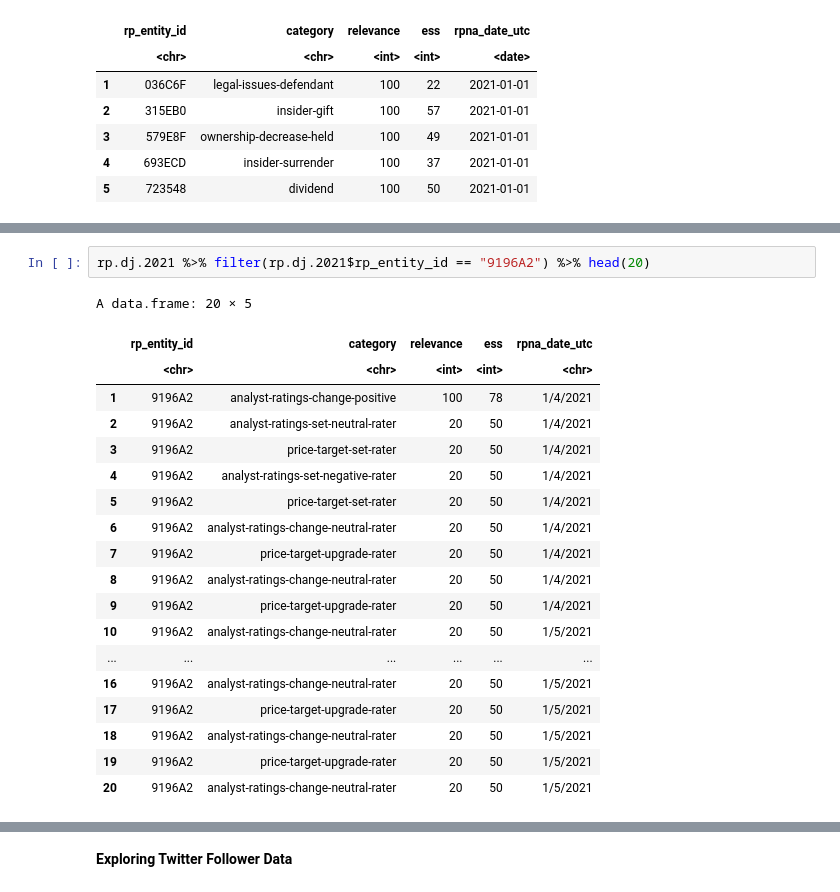
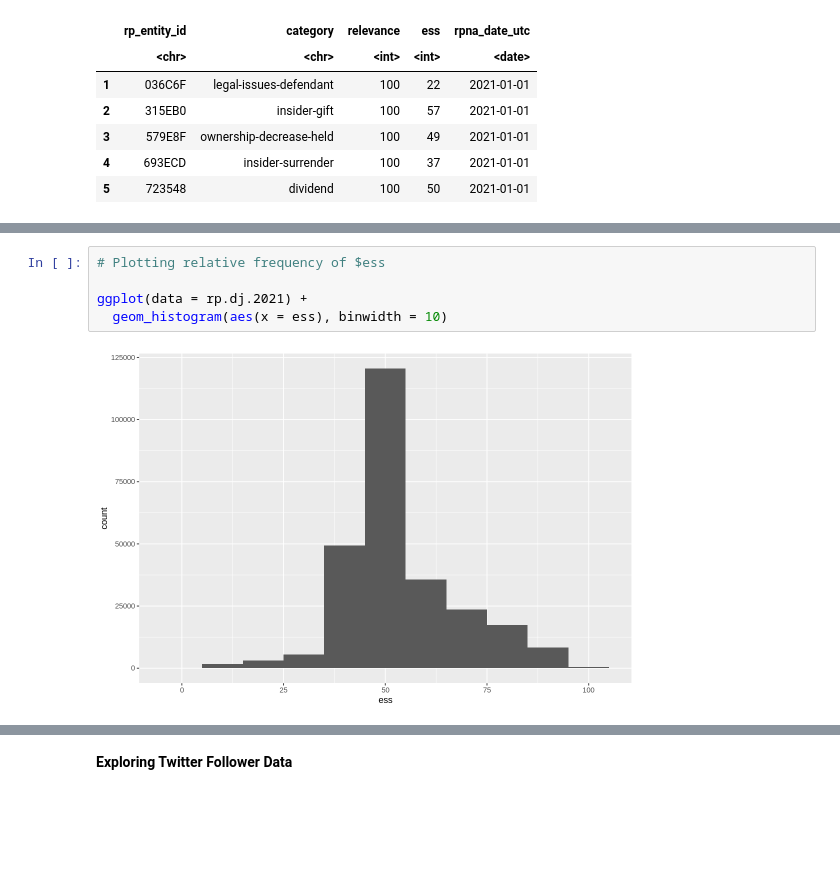
Before and after one commit to limshaocong/analyticsEdge, a Jupyter notebook: Data_Exploration.ipynb, the cells around one changed output, grey strips where cells are left out. Cells and saved outputs as stored; diff of their text form; blank space fills up the shorter version.

```diff
--- a/Data_Exploration.ipynb
+++ b/Data_Exploration.ipynb
@@ -213,22 +170,7 @@ A data.frame: 20 × 2
-# %%
-rp.dj.2021 %>% filter(rp.dj.2021$rp_entity_id == "9196A2") %>% head(20)
-# %% [output]
-A data.frame: 20 × 5
-|  | rp_entity_id | category | relevance | ess | rpna_date_utc |
-|  | <chr> | <chr> | <int> | <int> | <chr> |
-| 1 | 9196A2 | analyst-ratings-change-positive | 100 | 78 | 1/4/2021 |
-| 2 | 9196A2 | analyst-ratings-set-neutral-rater | 20 | 50 | 1/4/2021 |
-| 3 | 9196A2 | price-target-set-rater | 20 | 50 | 1/4/2021 |
-| 4 | 9196A2 | analyst-ratings-set-negative-rater | 20 | 50 | 1/4/2021 |
-| 5 | 9196A2 | price-target-set-rater | 20 | 50 | 1/4/2021 |
-| 6 | 9196A2 | analyst-ratings-change-neutral-rater | 20 | 50 | 1/4/2021 |
-| 7 | 9196A2 | price-target-upgrade-rater | 20 | 50 | 1/4/2021 |
-| 8 | 9196A2 | analyst-ratings-change-neutral-rater | 20 | 50 | 1/4/2021 |
-| 9 | 9196A2 | price-target-upgrade-rater | 20 | 50 | 1/4/2021 |
-| 10 | 9196A2 | analyst-ratings-change-neutral-rater | 20 | 50 | 1/5/2021 |
-| ... | ... | ... | ... | ... | ... |
-| 16 | 9196A2 | analyst-ratings-change-neutral-rater | 20 | 50 | 1/5/2021 |
-| 17 | 9196A2 | price-target-upgrade-rater | 20 | 50 | 1/5/2021 |
-| 18 | 9196A2 | analyst-ratings-change-neutral-rater | 20 | 50 | 1/5/2021 |
-| 19 | 9196A2 | price-target-upgrade-rater | 20 | 50 | 1/5/2021 |
-| 20 | 9196A2 | analyst-ratings-change-neutral-rater | 20 | 50 | 1/5/2021 |
+# %%
+# Plotting relative frequency of $ess
+
+ggplot(data = rp.dj.2021) +
+  geom_histogram(aes(x = ess), binwidth = 10)
+# %% [output]
+[figure, added]
```
Also changed, not shown: parts of 20 cells of this notebook.
